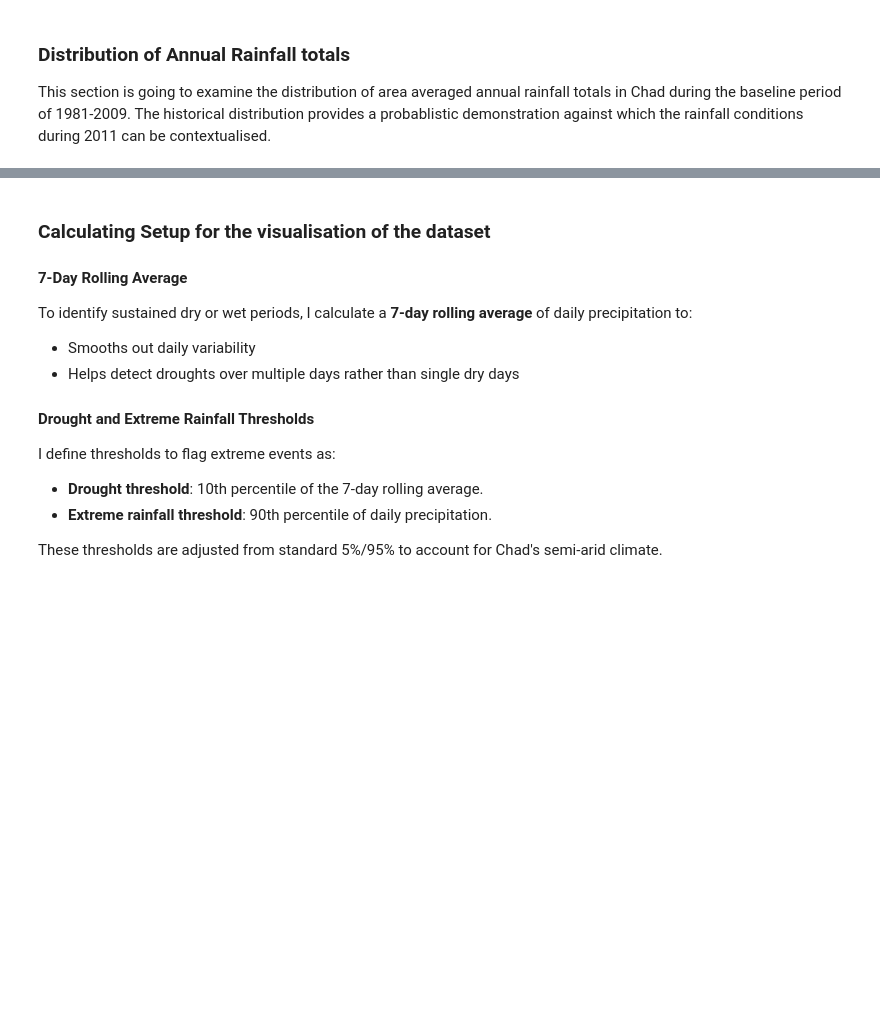
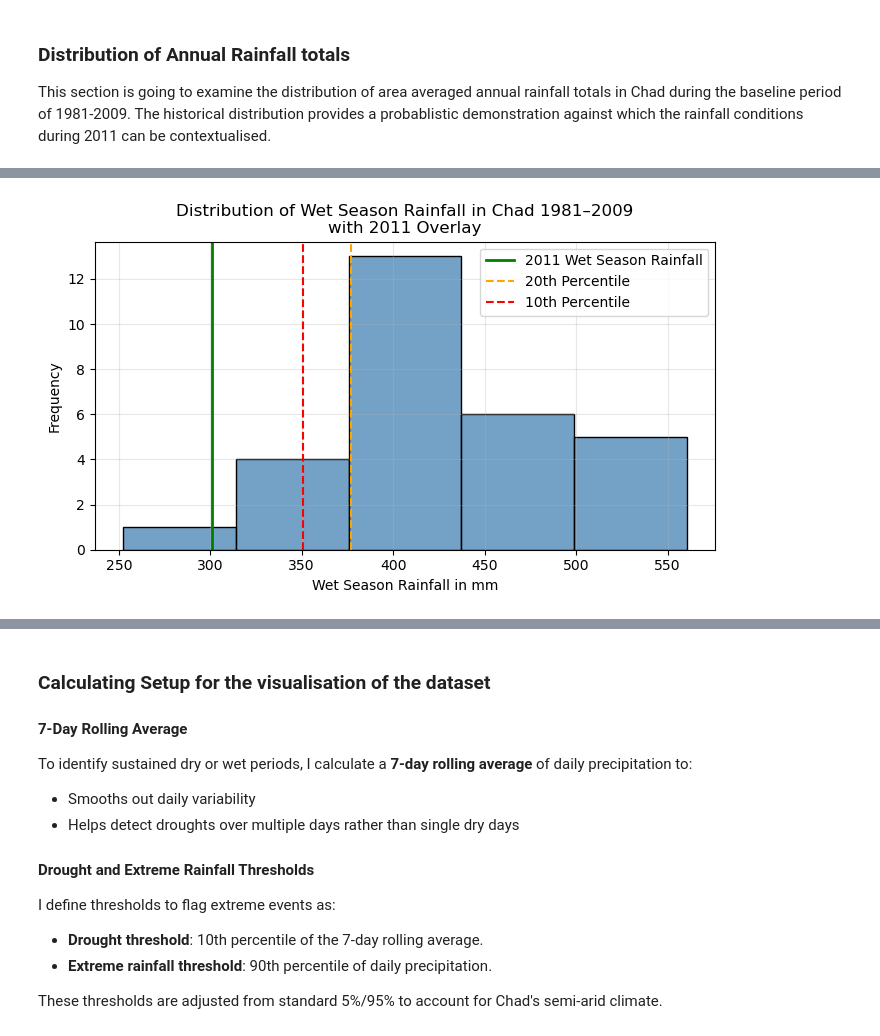
Before and after one commit to sgosmyt2/climate-extremes-risk-analysis, a Jupyter notebook: notebooks/Chad2011ExtremeWeather.ipynb, the cells around one changed output, grey strips where cells are left out. Saved outputs shown, nothing was run; the diff lists cells and outputs as text; code cells hidden in the pictures; blank space fills up the shorter version.

```diff
--- a/notebooks/Chad2011ExtremeWeather.ipynb
+++ b/notebooks/Chad2011ExtremeWeather.ipynb
@@ -311,0 +338,45 @@ This section is going to examine the distribution of area averaged annual rainfa
+# %%
+rainy_season = chad.sel(time=chad["time.month"].isin([6,7,8,9]))
+wetsn_mean = rainy_season["precip"].mean(dim=["latitude","longitude"]).sum("time")
+
+chad_sahel = chad_hist.sel(latitude=slice(10, 16))
+
+sahel = (chad_sahel["precip"].mean(dim=["latitude","longitude"]).groupby("time.year").sum("time"))
+
+wet_mean = sahel.mean().compute().item()
+wet_std = sahel.std().compute().item()
+
+wet_z_2011 = (wetsn_mean.compute().item() - wet_mean) / wet_std
+wet_percentile_2011 = (sahel < wetsn_mean).mean().compute().item() * 100
+
+dataframe_wetsn = (sahel.compute().to_dataframe(name="wetsn_rainfall_mm").reset_index())
+wetsn_2011 = wetsn_mean.compute().item()
+
+wp20 = sahel.quantile(0.20).compute().item()
+wp10 = sahel.quantile(0.10).compute().item()
+
+sg_wet = int(np.ceil(np.log2(len(dataframe_wetsn) + 1)))
+
+plt.figure(figsize=(8,4))
+sns.histplot(
+    dataframe_wetsn["wetsn_rainfall_mm"],
+    bins=sg_wet,
+    color="steelblue",
+    edgecolor="black"
+)
+plt.axvline(
+    wetsn_2011,
+    color="green",
+    linewidth=2,
+    label="2011 Wet Season Rainfall"
+)
+plt.axvline(wp20, color="orange", linestyle="--", label="20th Percentile")
+plt.axvline(wp10, color="red", linestyle="--", label="10th Percentile")
+plt.xlabel("Wet Season Rainfall in mm")
+plt.ylabel("Frequency")
+plt.title("Distribution of Wet Season Rainfall in Chad 1981–2009\nwith 2011 Overlay")
+plt.legend()
+plt.grid(alpha=0.3)
+plt.show()
+# %% [output]
+[figure, added]
```
Also changed, not shown: parts of 7 cells of this notebook.
